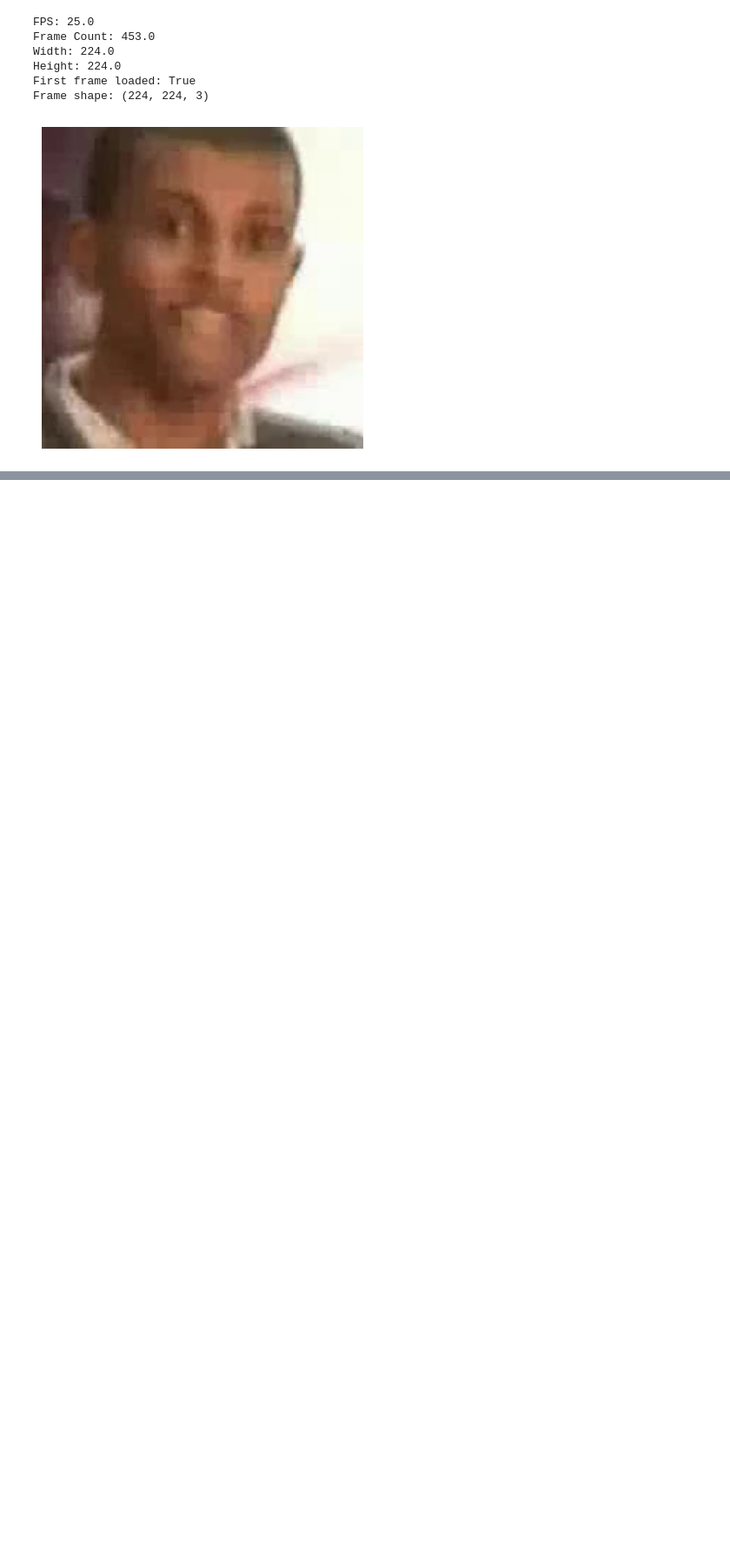
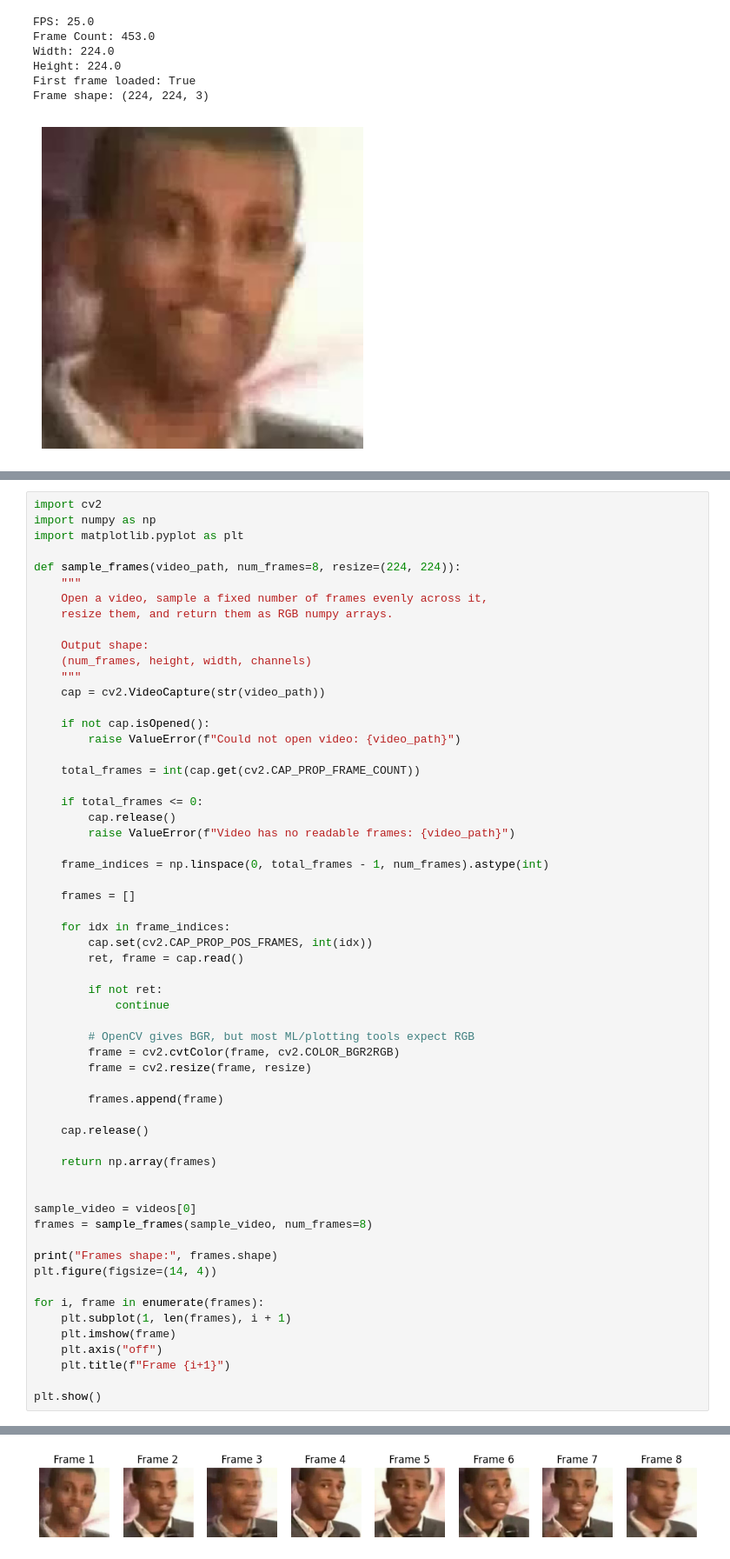
Before and after one commit to boransc/multimodal-deepfake-thesis, a Jupyter notebook: src/video_loading.ipynb, the cells around one changed output, grey strips where cells are left out. Shown at 87% size. Drawn from its saved outputs; the diff is of its cells as text; blank space fills up the shorter version.

Commit message:
sanity check function to check if multiple frames can be extracted from a sample video

```diff
--- a/src/video_loading.ipynb
+++ b/src/video_loading.ipynb
@@ -143,0 +179,60 @@ frame_check(videos)
+# %%
+import cv2
+import numpy as np
+import matplotlib.pyplot as plt
+
+def sample_frames(video_path, num_frames=8, resize=(224, 224)):
+    """
+    Open a video, sample a fixed number of frames evenly across it,
+    resize them, and return them as RGB numpy arrays.
+
+    Output shape:
+    (num_frames, height, width, channels)
+    """
+    cap = cv2.VideoCapture(str(video_path))
+
+    if not cap.isOpened():
+        raise ValueError(f"Could not open video: {video_path}")
+
+    total_frames = int(cap.get(cv2.CAP_PROP_FRAME_COUNT))
+
+    if total_frames <= 0:
+        cap.release()
+        raise ValueError(f"Video has no readable frames: {video_path}")
+
+    frame_indices = np.linspace(0, total_frames - 1, num_frames).astype(int)
+
+    frames = []
+
+    for idx in frame_indices:
+        cap.set(cv2.CAP_PROP_POS_FRAMES, int(idx))
+        ret, frame = cap.read()
+
+        if not ret:
+            continue
+
+        # OpenCV gives BGR, but most ML/plotting tools expect RGB
+        frame = cv2.cvtColor(frame, cv2.COLOR_BGR2RGB)
+        frame = cv2.resize(frame, resize)
+
+        frames.append(frame)
+
+    cap.release()
+
+    return np.array(frames)
+
+
+sample_video = videos[0]
+frames = sample_frames(sample_video, num_frames=8)
+
+print("Frames shape:", frames.shape)
+plt.figure(figsize=(14, 4))
+
+for i, frame in enumerate(frames):
+    plt.subplot(1, len(frames), i + 1)
+    plt.imshow(frame)
+    plt.axis("off")
+    plt.title(f"Frame {i+1}")
+
+plt.show()
+# %% [output]
@@ -143,0 +240 @@ frame_check(videos)
+[figure, added]
```
Also changed, not shown: parts of 5 cells of this notebook.
